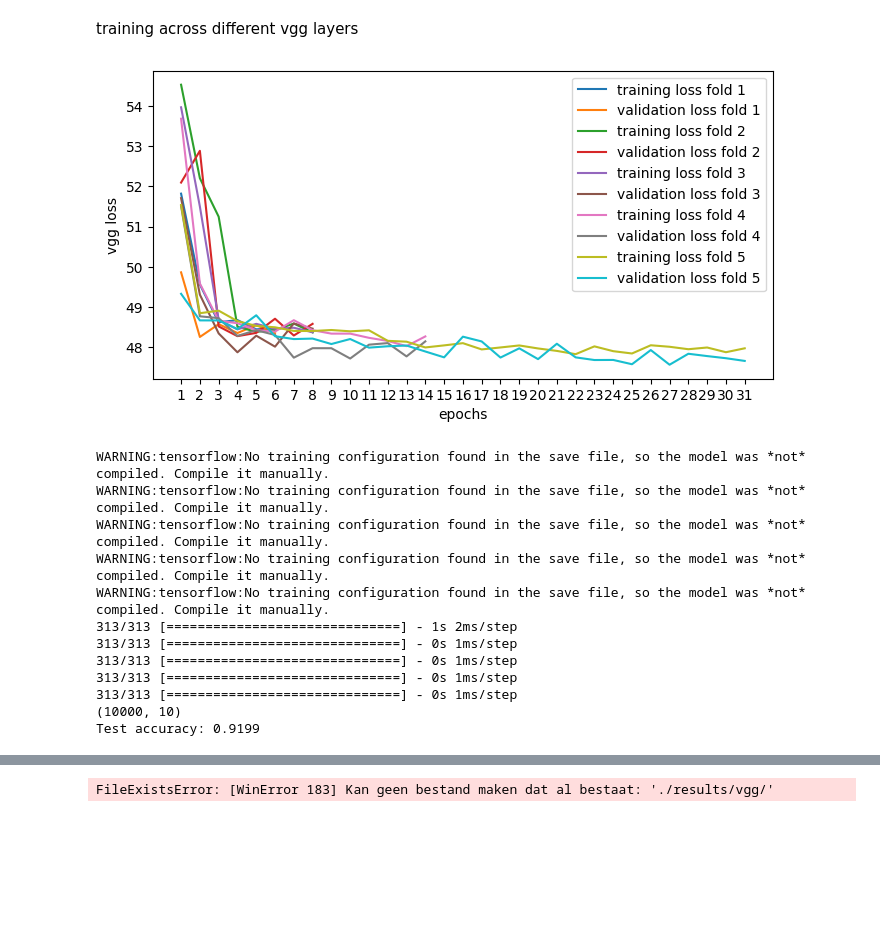
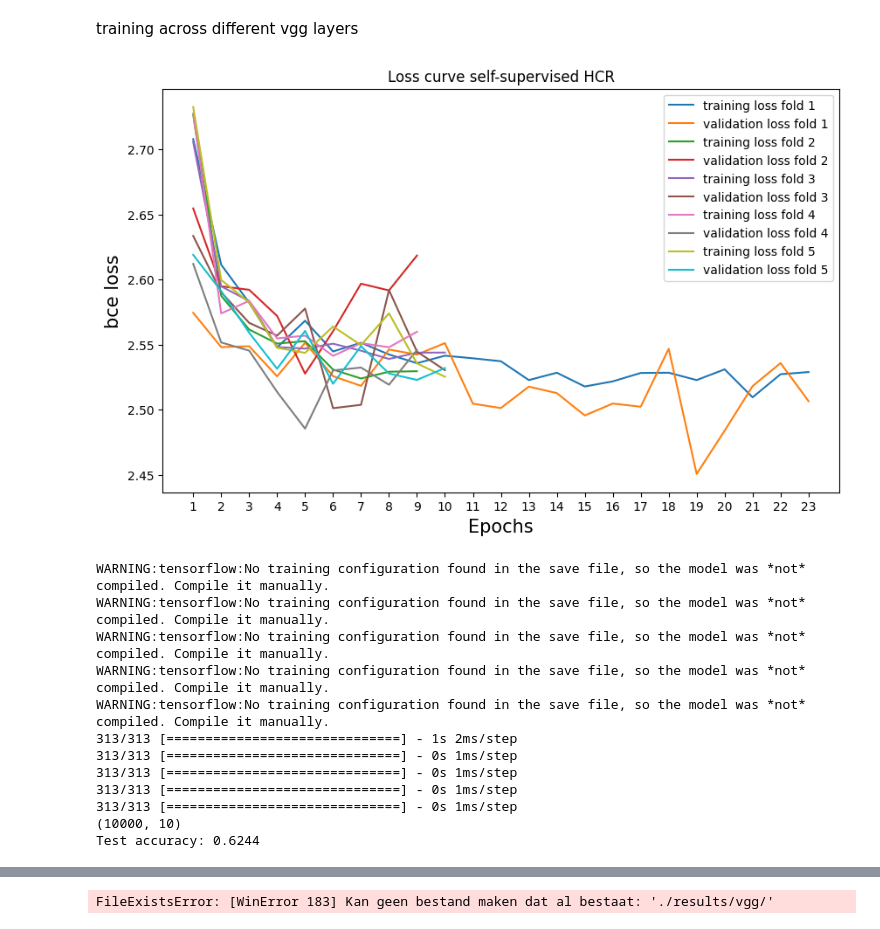
Before and after one commit to Lisa-dk/self-supervised-mnist, a Jupyter notebook: HTR_mwe.ipynb, the cells around one changed output, grey strips where cells are left out. Saved outputs shown, nothing was run; the diff lists cells and outputs as text; code cells hidden in the pictures; blank space fills up the shorter version.

Commit message:
self=-hcr results

```diff
--- a/HTR_mwe.ipynb
+++ b/HTR_mwe.ipynb
@@ -629,7 +629,7 @@ with open(res_csv, 'w') as res_f:
 
         res_f.write(f"{loss_name} {layer} {mean_train_acc} {std_train_acc} {mean_val_acc} {std_val_acc}\n")
 # %%
-loss_name = 'vgg'
+loss_name = 'bce'
 
 if loss_name == 'vgg':
     layer = 10
@@ -649,40 +649,41 @@ for i in range(len(train_losses)):
 	plt.plot(val_losses[i], label=f"validation loss fold {i + 1}")
 plt.legend()
 plt.xticks(np.arange(0, max_epochs), labels = np.arange(1, max_epochs + 1))
-plt.xlabel("Epochs", fontsize=20)
-plt.ylabel(f"{loss_name} loss", fontsize=20)
+plt.xlabel("Epochs", fontsize=15)
+plt.title("Loss curve self-supervised HCR")
+plt.ylabel(f"{loss_name} loss", fontsize=15)
 if aug:
 	plt.savefig(f"./results/self_hcr_{loss_name}_loss_aug.png", dpi=300)
 else:
 	plt.savefig(f"./results/self_hcr_{loss_name}_loss.png", dpi=300)
 plt.show()
 
 
 models = [tf.keras.models.load_model(res_dir + f'/mnist_super_hcr_f{fold}.keras') for fold in range(len(folds))]
 preds = [model.predict(x_test) for model in models]
 
 y_pred = np.mean([preds[i] for i in range(len(preds))], axis=0)
 print(y_pred.shape)
 
 y_pred = np.argmax(y_pred, axis = 1)
 y_true = np.argmax(y_test, axis = 1)
 
 accuracy = accuracy_score(y_true, y_pred)
 conf_mat = confusion_matrix(y_true, y_pred)
 
 print("Test accuracy:", accuracy)
 
-fig = plt.figure(figsize=(10, 10))
+fig = plt.figure(figsize=(8, 10))
 sns.heatmap(conf_mat, annot=True, fmt='g')
 plt.ylabel("True label", fontsize=20)
 plt.xlabel("Predicted label", fontsize=20)
 if aug:
 	plt.savefig(f"./results/self_hcr_{loss_name}_confmat_aug.png", dpi=300)
 else:
 	plt.savefig(f"./results/self_hcr_{loss_name}_confmat.png", dpi=300)
 plt.show()
 # %% [output]
-[figure, old version]
+[figure, new version]
 WARNING:tensorflow:No training configuration found in the save file, so the model was *not* compiled. Compile it manually.
 WARNING:tensorflow:No training configuration found in the save file, so the model was *not* compiled. Compile it manually.
 WARNING:tensorflow:No training configuration found in the save file, so the model was *not* compiled. Compile it manually.
@@ -694,4 +695,4 @@ WARNING:tensorflow:No training configuration found in the save file, so the mode
 313/313 [==============================] - 0s 1ms/step
 313/313 [==============================] - 0s 1ms/step
 (10000, 10)
-Test accuracy: 0.9199
+Test accuracy: 0.6244
```
Also changed, not shown: parts of 1 cell of this notebook.
